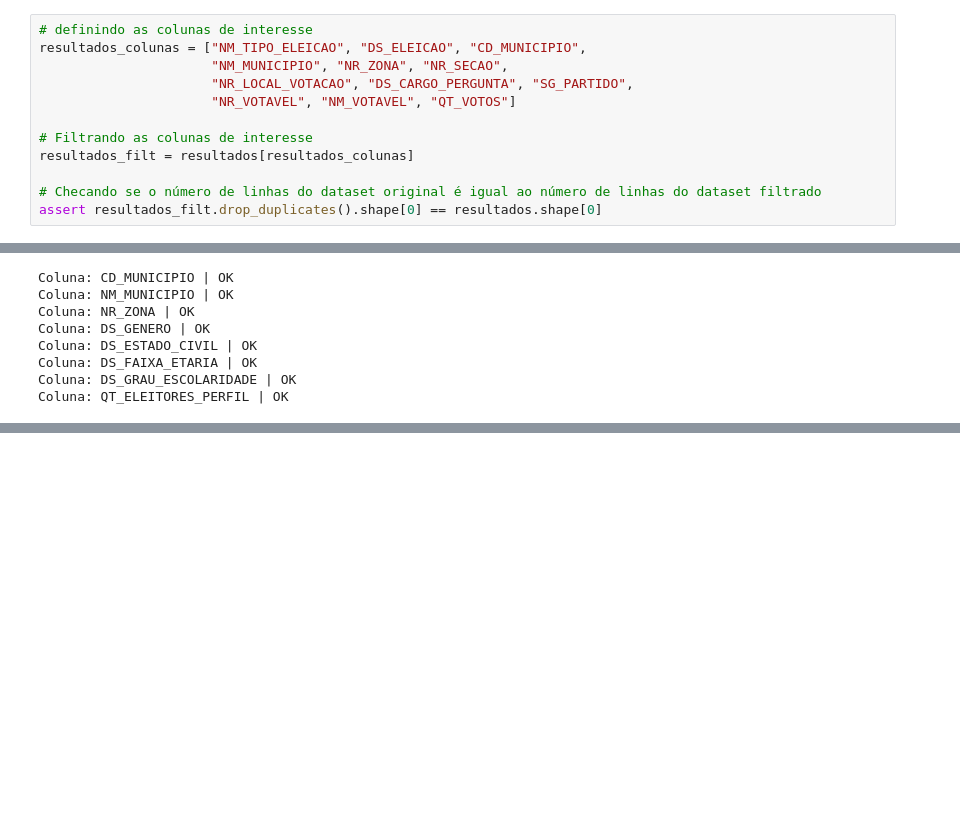
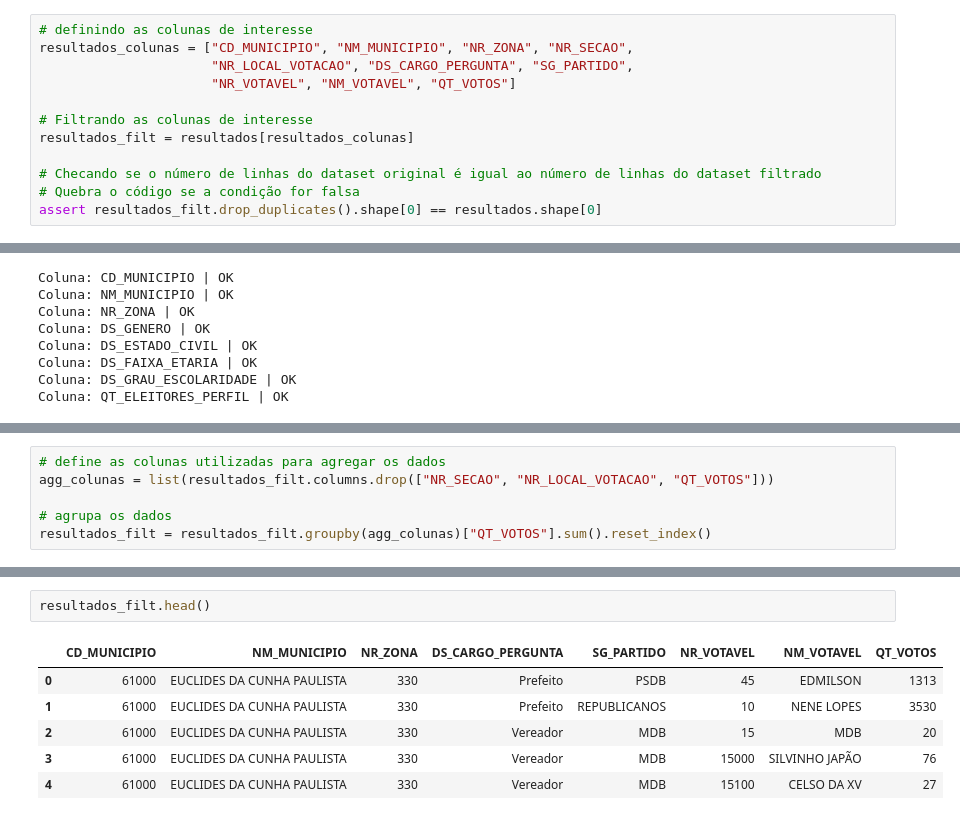
Before and after one commit to felipelmc/Desafio-RenovaBR, a Jupyter notebook: src/analysis.ipynb, the cells around one changed output, grey strips where cells are left out. Drawn from its saved outputs; the diff is of its cells as text; blank space fills up the shorter version.

```diff
--- a/src/analysis.ipynb
+++ b/src/analysis.ipynb
@@ -143,8 +157,7 @@ Index(['DT_GERACAO', 'HH_GERACAO', 'ANO_ELEICAO', 'CD_TIPO_ELEICAO',
       dtype='object')
 # %%
 # definindo as colunas de interesse
-resultados_colunas = ["NM_TIPO_ELEICAO", "DS_ELEICAO", "CD_MUNICIPIO",
-                      "NM_MUNICIPIO", "NR_ZONA", "NR_SECAO",
+resultados_colunas = ["CD_MUNICIPIO", "NM_MUNICIPIO", "NR_ZONA", "NR_SECAO",
                       "NR_LOCAL_VOTACAO", "DS_CARGO_PERGUNTA", "SG_PARTIDO",
                       "NR_VOTAVEL", "NM_VOTAVEL", "QT_VOTOS"]
 
@@ -152,6 +165,7 @@ resultados_colunas = ["NM_TIPO_ELEICAO", "DS_ELEICAO", "CD_MUNICIPIO",
 resultados_filt = resultados[resultados_colunas]
 
 # Checando se o número de linhas do dataset original é igual ao número de linhas do dataset filtrado
+# Quebra o código se a condição for falsa
 assert resultados_filt.drop_duplicates().shape[0] == resultados.shape[0]
 # %% [markdown]
 O próximo passo é verificar quais registros brancos ou nulos podem ser removidos da base.
@@ -231,0 +247,6 @@ Foram removidos 2856552 votos brancos
+# %%
+# define as colunas utilizadas para agregar os dados
+agg_colunas = list(resultados_filt.columns.drop(["NR_SECAO", "NR_LOCAL_VOTACAO", "QT_VOTOS"]))
+
+# agrupa os dados
+resultados_filt = resultados_filt.groupby(agg_colunas)["QT_VOTOS"].sum().reset_index()
@@ -231,0 +266,9 @@ Foram removidos 2856552 votos brancos
+# %%
+resultados_filt.head()
+# %% [output]
+|  | CD_MUNICIPIO | NM_MUNICIPIO | NR_ZONA | DS_CARGO_PERGUNTA | SG_PARTIDO | NR_VOTAVEL | NM_VOTAVEL | QT_VOTOS |
+| 0 | 61000 | EUCLIDES DA CUNHA PAULISTA | 330 | Prefeito | PSDB | 45 | EDMILSON | 1313 |
+| 1 | 61000 | EUCLIDES DA CUNHA PAULISTA | 330 | Prefeito | REPUBLICANOS | 10 | NENE LOPES | 3530 |
+| 2 | 61000 | EUCLIDES DA CUNHA PAULISTA | 330 | Vereador | MDB | 15 | MDB | 20 |
+| 3 | 61000 | EUCLIDES DA CUNHA PAULISTA | 330 | Vereador | MDB | 15000 | SILVINHO JAPÃO | 76 |
+| 4 | 61000 | EUCLIDES DA CUNHA PAULISTA | 330 | Vereador | MDB | 15100 | CELSO DA XV | 27 |
```
Also changed, not shown: parts of 31 cells of this notebook, 3 other files.
